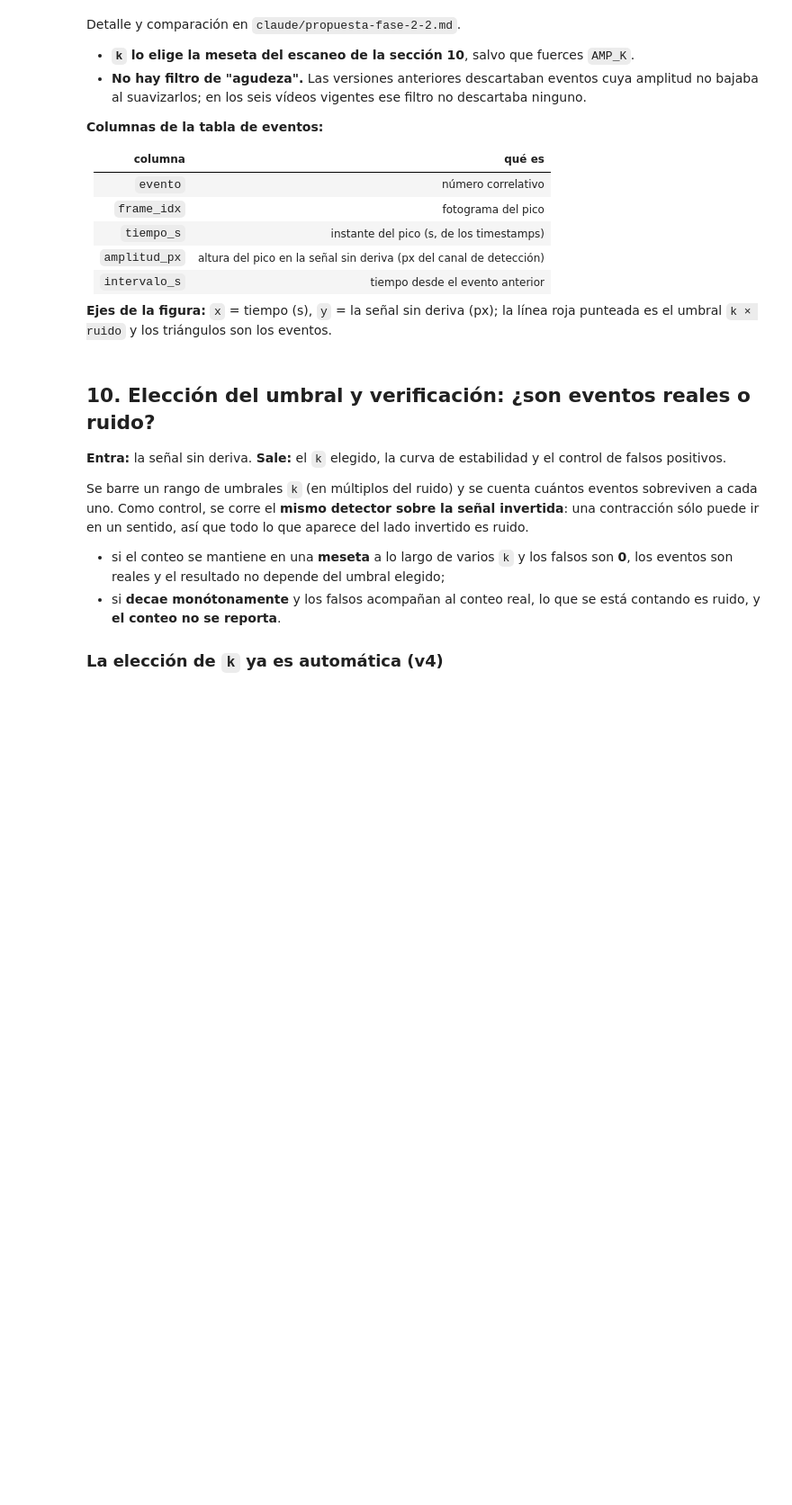
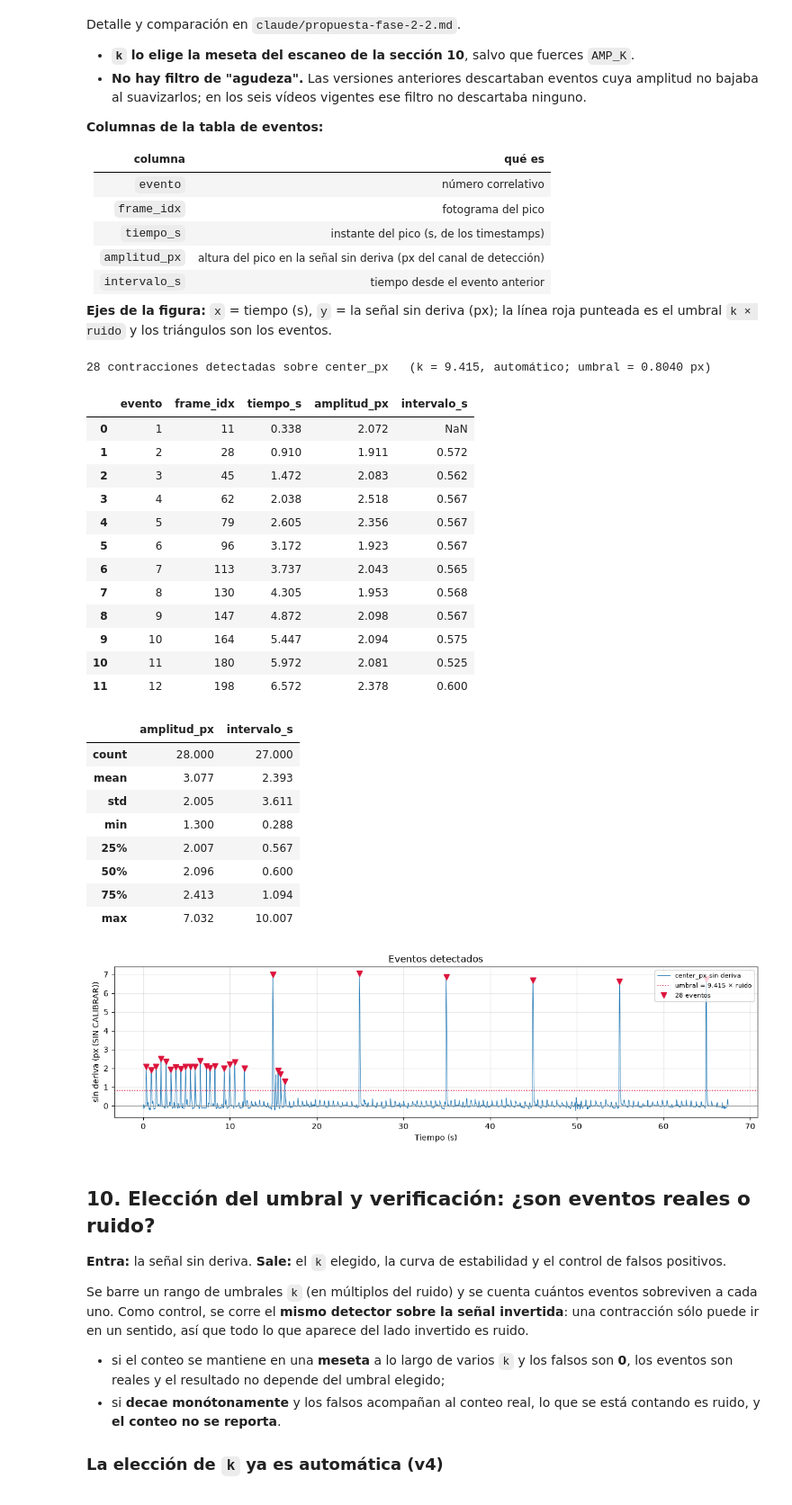
Before and after one commit to Sofi-hub/Gel_Contractility, a Jupyter notebook: Analisis_Contractilidad_v4.ipynb, the cells around one changed output. Shown at 90% size. Saved outputs shown, nothing was run; the diff lists cells and outputs as text; code cells hidden in the pictures; blank space fills up the shorter version.

```diff
--- a/Analisis_Contractilidad_v4.ipynb
+++ b/Analisis_Contractilidad_v4.ipynb
@@ -864,39 +1001,65 @@ umbral `k × ruido` y los triángulos son los eventos.
 # Detección con la MISMA función que usa scripts/contraction_report.py: los eventos, el k, la
 # separación de estimuladas y la cinética salen de acá y se reutilizan en las secciones 10 a 12.
 a_rep = cr.analizar(df, CANAL_USADO, AMP_K, WIN_DERIVA_S, SEP_S, HALF_EVENTO_S,
-                    separar=True, min_frames_cinetica=cin.MIN_FRAMES)
+                    separar=True, min_frames_cinetica=cin.MIN_FRAMES,
+                    frecuencia_estimulo=FREQ_ESTIMULO)
 K_USADO = a_rep["k_usado"]
 pk = a_rep["_picos"]
 
 eventos = pd.DataFrame({
     "evento"     : np.arange(1, len(pk) + 1),
     "frame_idx"  : pk,
     "tiempo_s"   : a_rep["_t"][pk],
     "amplitud_px": a_rep["_r"][pk],
 })
 eventos["intervalo_s"] = eventos.tiempo_s.diff()
 
 print(f"{len(eventos)} contracciones detectadas sobre {CANAL_USADO}   "
       f"(k = {K_USADO:g}, {'automático' if a_rep['k_automatico'] else 'forzado a mano'}; "
       f"umbral = {K_USADO * a_rep['ruido_canal_px']:.4f} px)")
 print(f"Ventana del detrend: {a_rep['win_s_usado']:g} s. Conteo con otras ventanas: {a_rep['conteo_por_ventana']}")
 if not a_rep["conteo_reportable"]:
     print(f">>> NO REPORTABLE: {a_rep.get('motivo_no_reportable', '')}. Los eventos sirven para auditar.")
 
 if len(eventos):
     display(eventos.head(12).round(3))
     display(eventos[["amplitud_px", "intervalo_s"]].describe().round(3))
 
     fig, ax = plt.subplots(figsize=(12, 3.6))
     ax.plot(a_rep["_t"], a_rep["_r"], color="#1f77b4", lw=0.7, label=f"{CANAL_USADO} sin deriva")
     ax.axhline(K_USADO * a_rep["ruido_canal_px"], color="crimson", ls=":", lw=1.2,
                label=f"umbral = {K_USADO:g} × ruido")
     ax.plot(eventos.tiempo_s, eventos.amplitud_px, "v", color="crimson", ms=7, label=f"{len(eventos)} eventos")
     ax.axhline(0, color="gray", lw=0.6)
     ax.set_xlabel("Tiempo (s)"); ax.set_ylabel(f"sin deriva ({UNIDAD})")
     ax.legend(fontsize=8, loc="upper right"); ax.grid(alpha=0.3)
     ax.set_title("Eventos detectados")
     plt.tight_layout(); plt.show()
+# %% [output]
+28 contracciones detectadas sobre center_px   (k = 9.415, automático; umbral = 0.8040 px)
+|  | evento | frame_idx | tiempo_s | amplitud_px | intervalo_s |
+| 0 | 1 | 11 | 0.338 | 2.072 | NaN |
+| 1 | 2 | 28 | 0.910 | 1.911 | 0.572 |
+| 2 | 3 | 45 | 1.472 | 2.083 | 0.562 |
+| 3 | 4 | 62 | 2.038 | 2.518 | 0.567 |
+| 4 | 5 | 79 | 2.605 | 2.356 | 0.567 |
+| 5 | 6 | 96 | 3.172 | 1.923 | 0.567 |
+| 6 | 7 | 113 | 3.737 | 2.043 | 0.565 |
+| 7 | 8 | 130 | 4.305 | 1.953 | 0.568 |
+| 8 | 9 | 147 | 4.872 | 2.098 | 0.567 |
+| 9 | 10 | 164 | 5.447 | 2.094 | 0.575 |
+| 10 | 11 | 180 | 5.972 | 2.081 | 0.525 |
+| 11 | 12 | 198 | 6.572 | 2.378 | 0.600 |
+|  | amplitud_px | intervalo_s |
+| count | 28.000 | 27.000 |
+| mean | 3.077 | 2.393 |
+| std | 2.005 | 3.611 |
+| min | 1.300 | 0.288 |
+| 25% | 2.007 | 0.567 |
+| 50% | 2.096 | 0.600 |
+| 75% | 2.413 | 1.094 |
+| max | 7.032 | 10.007 |
+[figure, added]
 # %% [markdown]
 ## 10. Elección del umbral y verificación: ¿son eventos reales o ruido?
 
```
Also changed, not shown: parts of 18 cells of this notebook.
